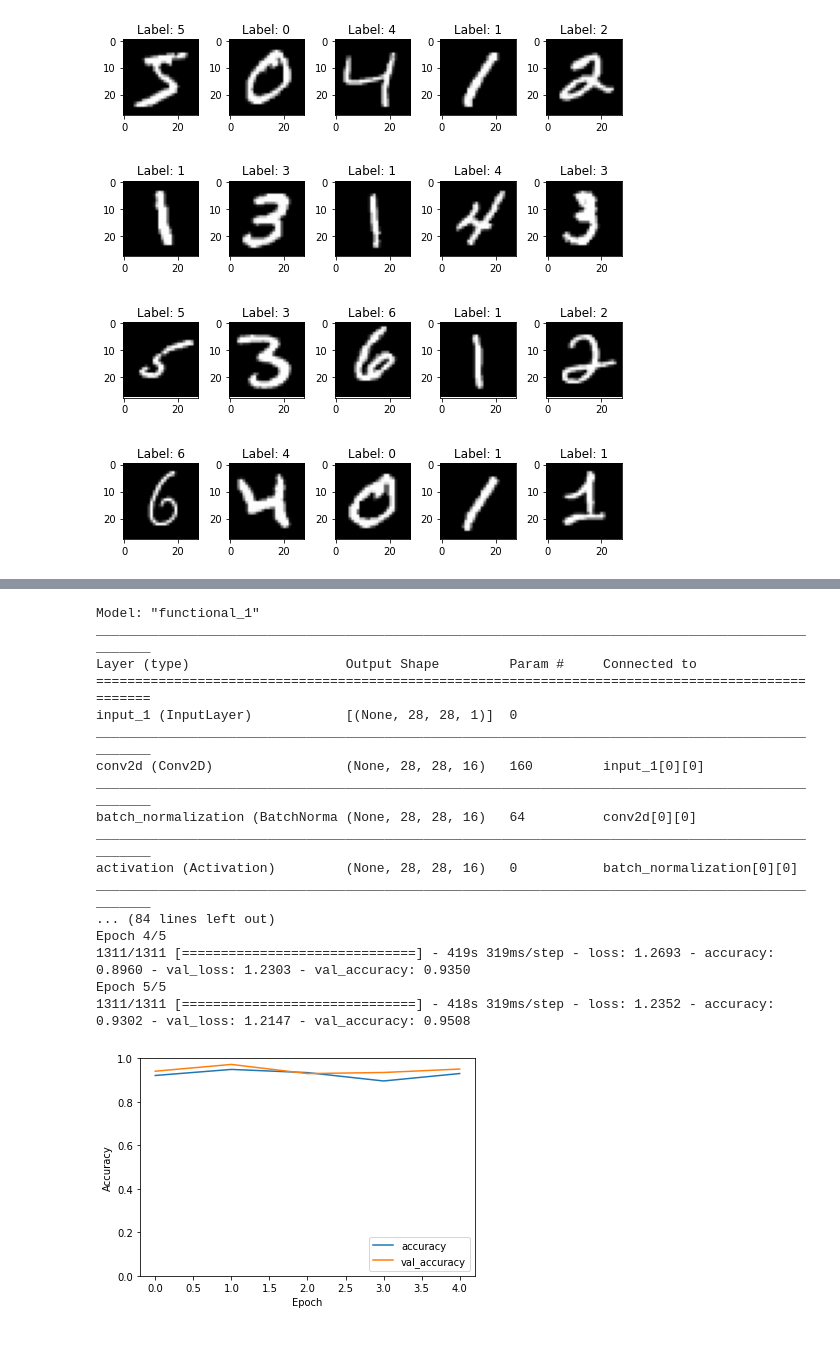
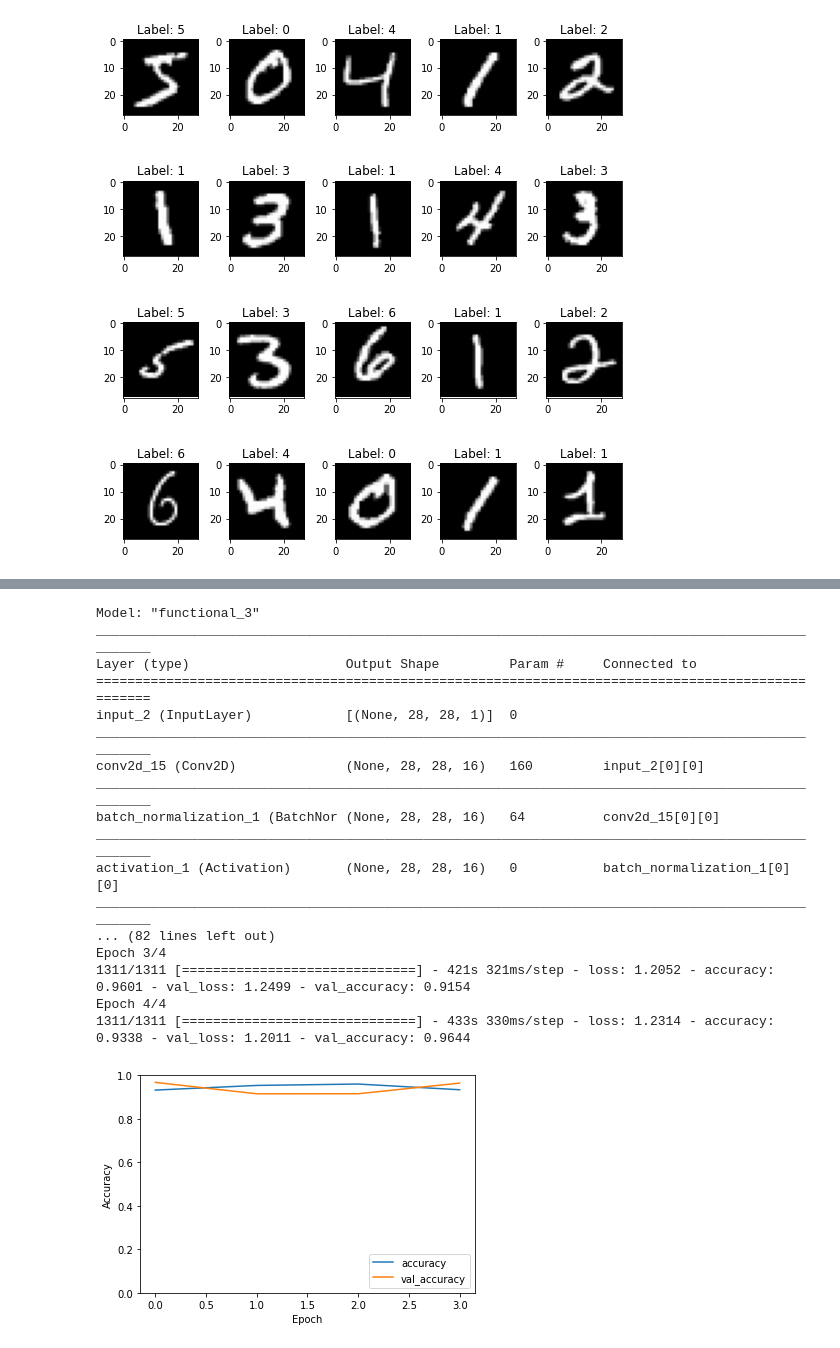
Before and after one commit to rajprasad001/deep_learning_concepts, a Jupyter notebook: Transfer_Learning.ipynb, the cells around one changed output, grey strips where cells are left out. Cells and saved outputs as stored; diff of their text form; code cells hidden in the pictures.

```diff
--- a/Transfer_Learning.ipynb
+++ b/Transfer_Learning.ipynb
@@ -173,24 +192,24 @@ def densenet(d,opt,train_x,train_y,epo,val_x,val_y):
   #test_loss, test_acc = model.evaluate(test_x,  test_y, verbose=2)
   #print('Test Data Loss : {}, Test Data Accuracy : {}'.format(test_loss,test_acc))
 # %%
-source_domain= densenet(7,'adam',x_train_prim,y_train_prim,5,x_test_prim,y_test_prim)
+source_domain= densenet(7,'adam',x_train_prim,y_train_prim,4,x_test_prim,y_test_prim)
 # %% [output]
-Model: "functional_1"
+Model: "functional_3"
 __________________________________________________________________________________________________
 Layer (type)                    Output Shape         Param #     Connected to
 ==================================================================================================
-input_1 (InputLayer)            [(None, 28, 28, 1)]  0
+input_2 (InputLayer)            [(None, 28, 28, 1)]  0
 __________________________________________________________________________________________________
-conv2d (Conv2D)                 (None, 28, 28, 16)   160         input_1[0][0]
+conv2d_15 (Conv2D)              (None, 28, 28, 16)   160         input_2[0][0]
 __________________________________________________________________________________________________
-batch_normalization (BatchNorma (None, 28, 28, 16)   64          conv2d[0][0]
+batch_normalization_1 (BatchNor (None, 28, 28, 16)   64          conv2d_15[0][0]
 __________________________________________________________________________________________________
-activation (Activation)         (None, 28, 28, 16)   0           batch_normalization[0][0]
+activation_1 (Activation)       (None, 28, 28, 16)   0           batch_normalization_1[0][0]
 __________________________________________________________________________________________________
-... (84 lines left out)
-Epoch 4/5
-1311/1311 [==============================] - 419s 319ms/step - loss: 1.2693 - accuracy: 0.8960 - val_loss: 1.2303 - val_accuracy: 0.9350
-Epoch 5/5
-1311/1311 [==============================] - 418s 319ms/step - loss: 1.2352 - accuracy: 0.9302 - val_loss: 1.2147 - val_accuracy: 0.9508
+... (82 lines left out)
+Epoch 3/4
+1311/1311 [==============================] - 421s 321ms/step - loss: 1.2052 - accuracy: 0.9601 - val_loss: 1.2499 - val_accuracy: 0.9154
+Epoch 4/4
+1311/1311 [==============================] - 433s 330ms/step - loss: 1.2314 - accuracy: 0.9338 - val_loss: 1.2011 - val_accuracy: 0.9644
-[figure, old version]
+[figure, new version]
 # %%
```
Also changed, not shown: parts of 7 cells of this notebook.
